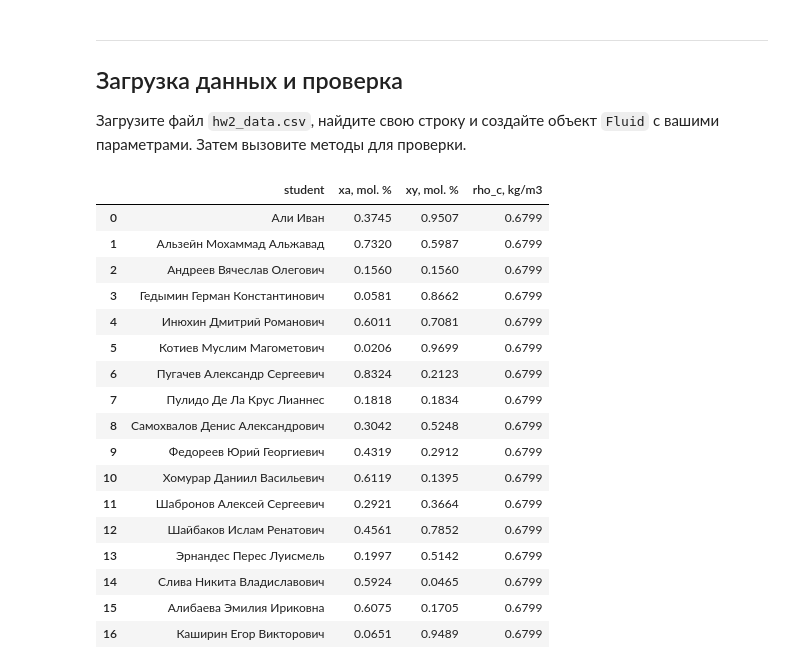
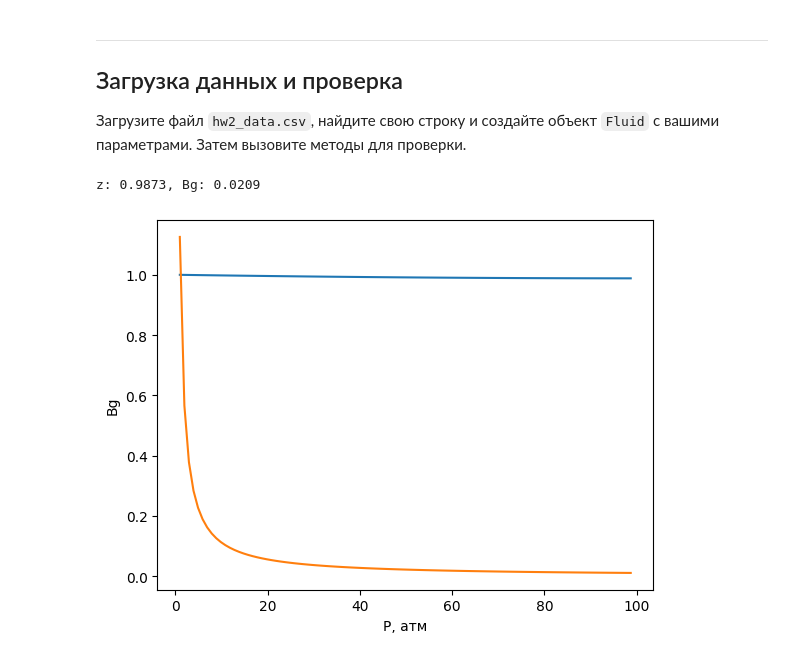
Before and after one commit to Rexihs/HomeWork, a Jupyter notebook: HomeWork/task_23.02.2026/hw2.ipynb, the cells around one changed output. Drawn from its saved outputs; the diff is of its cells as text; code cells hidden in the pictures.

```diff
--- a/HomeWork/task_23.02.2026/hw2.ipynb
+++ b/HomeWork/task_23.02.2026/hw2.ipynb
@@ -141,38 +234,26 @@ class Fluid:
 # %%
 import pandas as pd
 
 # Загрузка данных
 df = pd.read_csv('hw2_data.csv', sep=';', index_col=0)
-display(df)
+xa = df.iloc[9, 1]
+xy = df.iloc[9, 1]
+roh = df.iloc[9, 1]
 
-fluid = Fluid(1, 2, 3)
+fluid = Fluid(xa=xa, xy=xy, rho_c=roh)
 
 # Проверка: рассчитать Z и Bg при P = 50 атм, T = 310 К
 P_test, T_test = 50, 310
-z = fluid.get_Z(P_test, T_test)
-bg = fluid.get_Bg(P_test, T_test)
+z = fluid.get_Z(P_test * 0.101325, T_test)
+bg = fluid.get_Bg(P_test * 0.101325, T_test)
+print(f'z: {round(z,4)}, Bg: {round(bg,4)}')
+
 # Построение графиков
 fluid.plot_Z()
 fluid.plot_Bg()
 # %% [output]
-|  | student | xa, mol. % | xy, mol. % | rho_c, kg/m3 |
-| 0 | Али Иван | 0.3745 | 0.9507 | 0.6799 |
-| 1 | Альзейн Мохаммад Альжавад | 0.7320 | 0.5987 | 0.6799 |
-| 2 | Андреев Вячеслав Олегович | 0.1560 | 0.1560 | 0.6799 |
-| 3 | Гедымин Герман Константинович | 0.0581 | 0.8662 | 0.6799 |
-| 4 | Инюхин Дмитрий Романович | 0.6011 | 0.7081 | 0.6799 |
-| 5 | Котиев Муслим Магометович | 0.0206 | 0.9699 | 0.6799 |
-| 6 | Пугачев Александр Сергеевич | 0.8324 | 0.2123 | 0.6799 |
-| 7 | Пулидо Де Ла Крус Лианнес | 0.1818 | 0.1834 | 0.6799 |
-| 8 | Самохвалов Денис Александрович | 0.3042 | 0.5248 | 0.6799 |
-| 9 | Федореев Юрий Георгиевич | 0.4319 | 0.2912 | 0.6799 |
-| 10 | Хомурар Даниил Васильевич | 0.6119 | 0.1395 | 0.6799 |
-| 11 | Шабронов Алексей Сергеевич | 0.2921 | 0.3664 | 0.6799 |
-| 12 | Шайбаков Ислам Ренатович | 0.4561 | 0.7852 | 0.6799 |
-| 13 | Эрнандес Перес Луисмель | 0.1997 | 0.5142 | 0.6799 |
-| 14 | Слива Никита Владиславович | 0.5924 | 0.0465 | 0.6799 |
-| 15 | Алибаева Эмилия Ириковна | 0.6075 | 0.1705 | 0.6799 |
-| 16 | Каширин Егор Викторович | 0.0651 | 0.9489 | 0.6799 |
+z: 0.9873, Bg: 0.0209
+[figure, added]
 # %%
 
 s = """Али Иван
```
Also changed, not shown: parts of 2 cells of this notebook, 2 other files.
